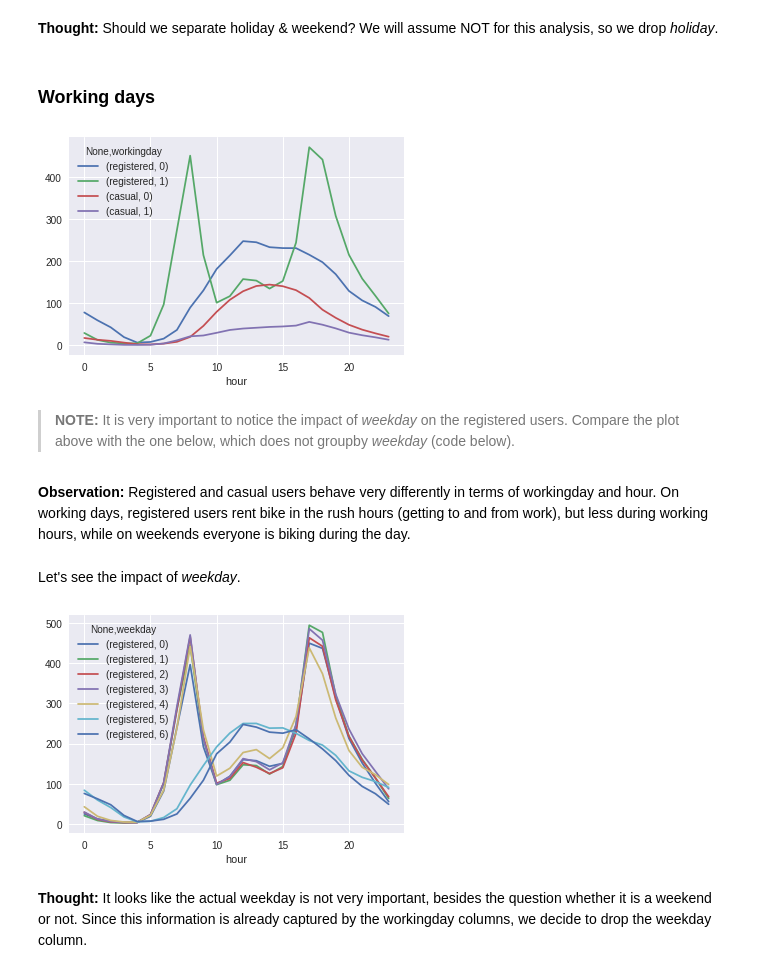
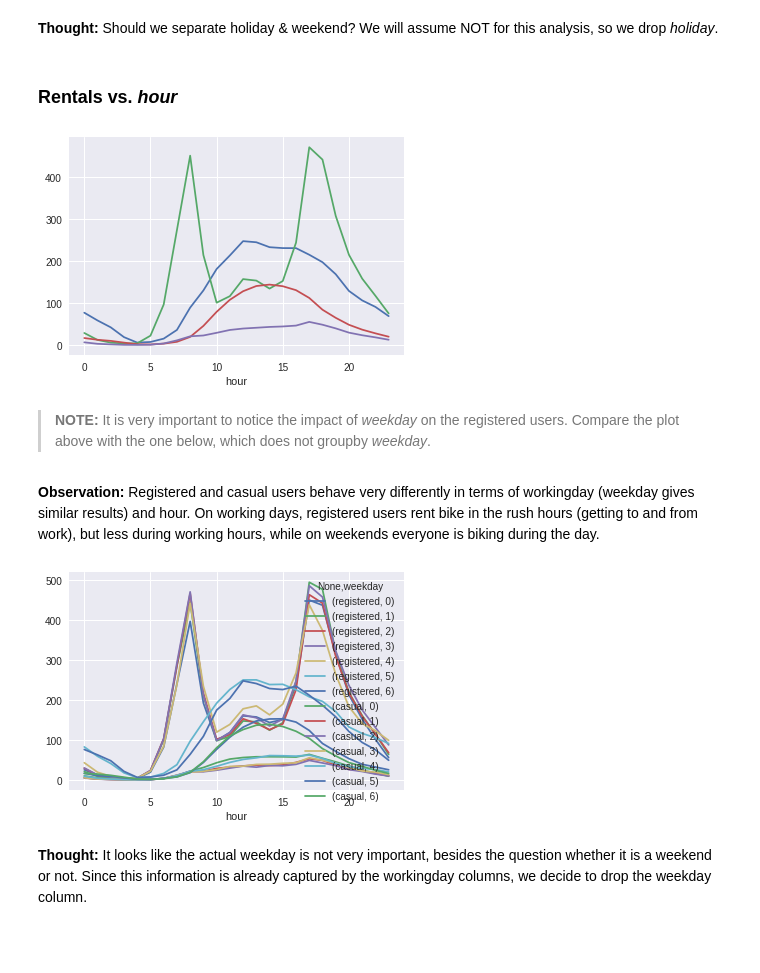
Before and after one commit to amitrappel/kaggle-bike-sharing-demand, a Jupyter notebook: Bike sharing - project walk-through.ipynb, the cells around one changed output. Saved outputs shown, nothing was run; the diff lists cells and outputs as text; code cells hidden in the pictures; blank space fills up the shorter version.

```diff
--- a/Bike sharing - project walk-through.ipynb
+++ b/Bike sharing - project walk-through.ipynb
@@ -228,0 +204,9 @@ This imputation looks reasonable, so we use it.
+# %%
+windspeed_rf = RandomForestRegressor(random_state=1234)
+relevant_cols = ['season', 'weather', 'temp', 'humidity', 'hour', 'month']
+X_windspeed = train_data[relevant_cols]
+y_windspeed = train_data.windspeed
+
+windspeed_ = pd.Series(windspeed_rf.fit(X_windspeed, y_windspeed)\
+                       .predict(X_windspeed),
+                       index=train_data.index)
@@ -229,2 +225,2 @@ This imputation looks reasonable, so we use it.
 # %%
-train_data.loc[:, 'windspeed'] = windspeed_smooth
+train_data.loc[:, 'windspeed'] = windspeed_
@@ -233,2 +226,0 @@ train_data.loc[:, 'windspeed'] = windspeed_smooth
-# %%
-train_data = train_data[train_data.windspeed.notnull()]
@@ -280,3 +267,5 @@ train_data.head(5)
+# %%
+train_data = train_data[~((train_data.temp>20) & (train_data.atemp<20))]
 # %% [markdown]
 ### Weird relation between temp and atemp
 # %%
@@ -343,27 +341,25 @@ train_data = train_data.loc[~july4th_ind]
 **Thought:** Should we separate holiday & weekend? We will assume NOT for this analysis, so we drop *holiday*.
 # %%
 train_data.drop('holiday', axis=1, inplace=True)
-# %% [markdown]
-### Working days
+# %% [markdown]
+### Rentals vs. *hour*
 # %%
 ax = train_data.groupby(['workingday', 'hour'])[['registered', 'casual']]\
-    .mean().unstack(0).plot()
+    .mean().unstack(0).plot(legend=None)
 # %% [output]
-[figure, old version]
+[figure, new version]
 # %% [markdown]
-> **NOTE:** It is very important to notice the impact of *weekday* on the registered users. Compare the plot above with the one below, which does not groupby *weekday* (code below).
+> **NOTE:** It is very important to notice the impact of *weekday* on the registered users. Compare the plot above with the one below, which does not groupby *weekday*.
 # %%
 # ax = train_data.groupby('hour')[['registered', 'casual']]\
 #     .mean().plot()
 # %% [markdown]
-**Observation:** Registered and casual users behave very differently in terms of workingday and hour. On working days, registered users rent bike in the rush hours (getting to and from work), but less during working hours, while on weekends everyone is biking during the day.
+**Observation:** Registered and casual users behave very differently in terms of workingday (weekday gives similar results) and hour. On working days, registered users rent bike in the rush hours (getting to and from work), but less during working hours, while on weekends everyone is biking during the day.
-# %% [markdown]
-Let's see the impact of *weekday*.
 # %%
-ax = train_data.groupby(['weekday', 'hour'])[['registered']]\
+ax = train_data.groupby(['weekday', 'hour'])[['registered', 'casual']]\
     .mean().unstack(0).plot()
 # %% [output]
-[figure, old version]
+[figure, new version]
 # %% [markdown]
 **Thought:** It looks like the actual weekday is not very important, besides the question whether it is a weekend or not. Since this information is already captured by the workingday columns, we decide to drop the weekday column.
 # %%
```
Also changed, not shown: parts of 90 cells of this notebook.
